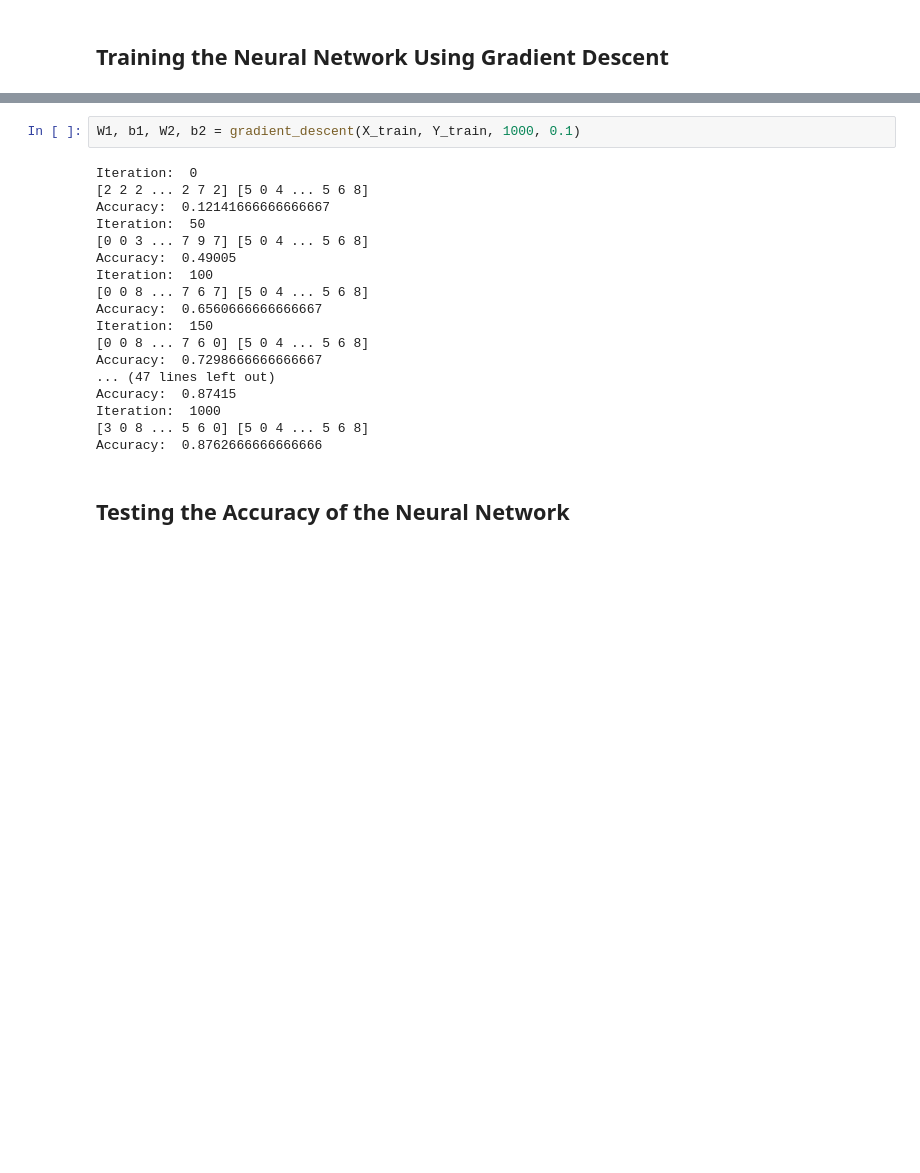
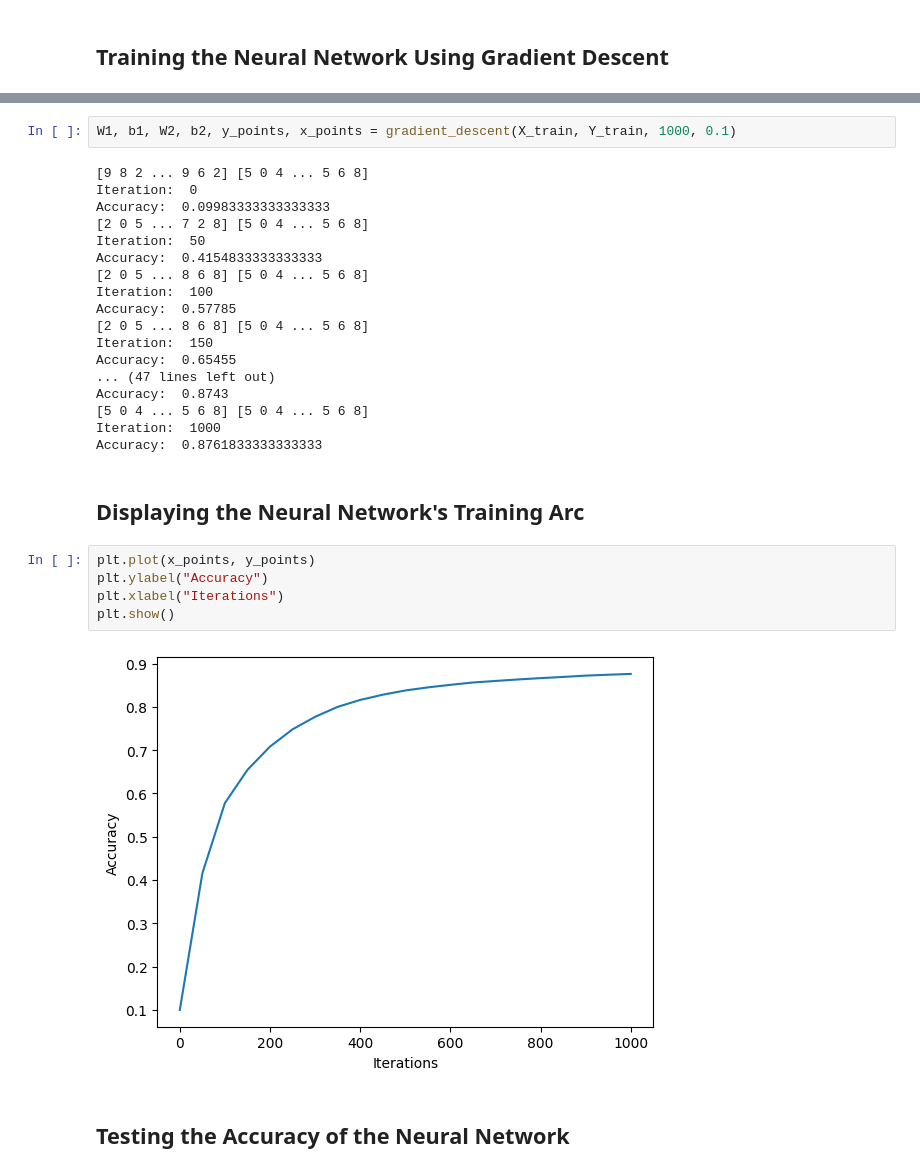
Before and after one commit to maximilianfalco/ml-mnist-dataset-lfs, a Jupyter notebook: MNIST.ipynb, the cells around one changed output, grey strips where cells are left out. Cells and saved outputs as stored; diff of their text form; blank space fills up the shorter version.

```diff
--- a/MNIST.ipynb
+++ b/MNIST.ipynb
@@ -105,23 +112,32 @@ def gradient_descent(X, Y, iterations, alpha):
 # %%
-W1, b1, W2, b2 = gradient_descent(X_train, Y_train, 1000, 0.1)
+W1, b1, W2, b2, y_points, x_points = gradient_descent(X_train, Y_train, 1000, 0.1)
 # %% [output]
+[9 8 2 ... 9 6 2] [5 0 4 ... 5 6 8]
 Iteration:  0
-[2 2 2 ... 2 7 2] [5 0 4 ... 5 6 8]
-Accuracy:  0.12141666666666667
+Accuracy:  0.09983333333333333
+[2 0 5 ... 7 2 8] [5 0 4 ... 5 6 8]
 Iteration:  50
-[0 0 3 ... 7 9 7] [5 0 4 ... 5 6 8]
-Accuracy:  0.49005
+Accuracy:  0.4154833333333333
+[2 0 5 ... 8 6 8] [5 0 4 ... 5 6 8]
 Iteration:  100
-[0 0 8 ... 7 6 7] [5 0 4 ... 5 6 8]
-Accuracy:  0.6560666666666667
+Accuracy:  0.57785
+[2 0 5 ... 8 6 8] [5 0 4 ... 5 6 8]
 Iteration:  150
-[0 0 8 ... 7 6 0] [5 0 4 ... 5 6 8]
-Accuracy:  0.7298666666666667
+Accuracy:  0.65455
 ... (47 lines left out)
-Accuracy:  0.87415
+Accuracy:  0.8743
+[5 0 4 ... 5 6 8] [5 0 4 ... 5 6 8]
 Iteration:  1000
-[3 0 8 ... 5 6 0] [5 0 4 ... 5 6 8]
-Accuracy:  0.8762666666666666
+Accuracy:  0.8761833333333333
+# %% [markdown]
+## Displaying the Neural Network's Training Arc
+# %%
+plt.plot(x_points, y_points)
+plt.ylabel("Accuracy")
+plt.xlabel("Iterations")
+plt.show()
+# %% [output]
+[figure, added]
 # %% [markdown]
 ## Testing the Accuracy of the Neural Network
 # %%
```
Also changed, not shown: parts of 2 cells of this notebook.
